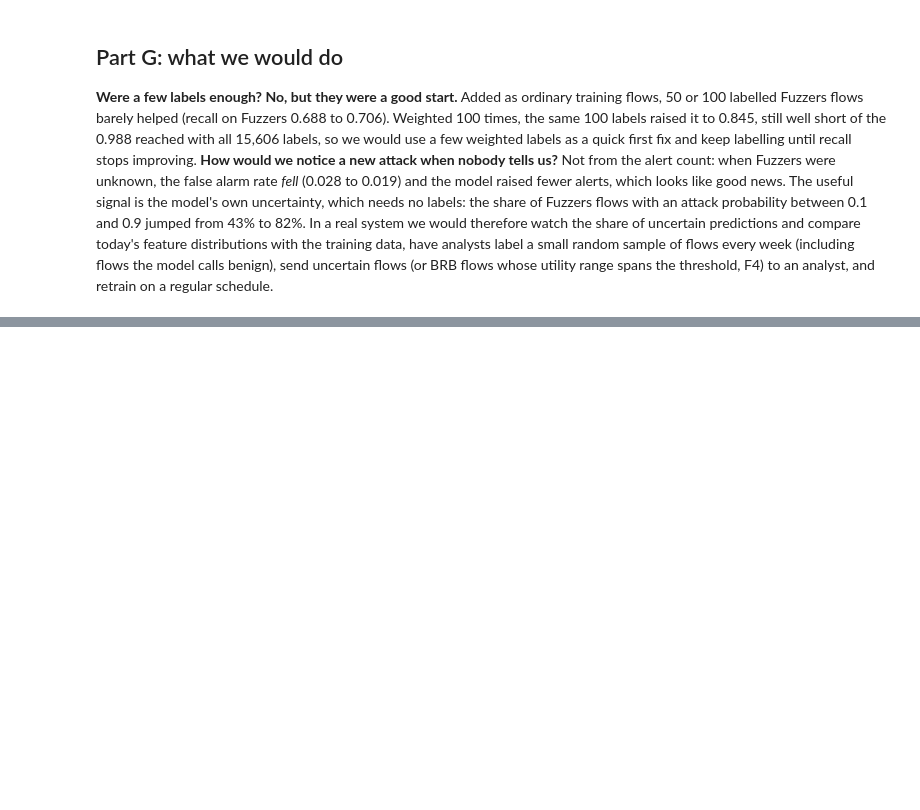
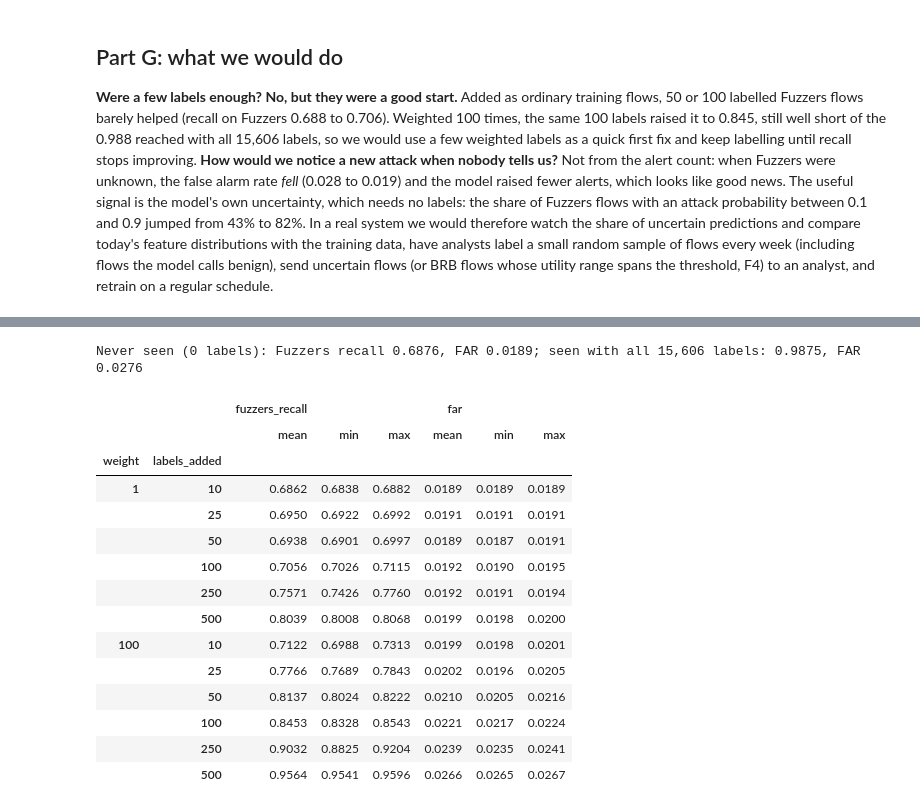
Before and after one commit to steve-nt/AI-for-Cybersecurity-Final-Mini-Project, a Jupyter notebook: mini_project_unsw_nb15.ipynb, the cells around one changed output, grey strips where cells are left out. Drawn from its saved outputs; the diff is of its cells as text; code cells hidden in the pictures; blank space fills up the shorter version.

Commit message:
Additional checks moved into the hand-in notebook; slow scoring cached, run 240 s

```diff
--- a/mini_project_unsw_nb15.ipynb
+++ b/mini_project_unsw_nb15.ipynb
@@ -3739,0 +4129,49 @@ and retrain on a regular schedule.
+# %%
+# STEP X4
+X4_SIZES = [10, 25, 50, 100, 250, 500]
+
+
+def x4_table():
+    runs = []
+    for weight in [1, 100]:
+        for n in X4_SIZES:
+            for seed in [0, 1, 2]:
+                labelled = X_new.sample(n, random_state=seed)           # the same draws as G3
+                X_adapt = pd.concat([X_seen, labelled])
+                y_adapt = pd.concat([y_seen, y_new.loc[labelled.index]])
+                w = None if weight == 1 else np.concatenate([np.ones(len(X_seen)), np.full(n, float(weight))])
+                # G3's cache names for 50 and 100, so those models are G3's own.
+                prefix = "G3" if n in (50, 100) else "X4"
+                name = f"{prefix}_n{n}_seed{seed}" if weight == 1 else f"{prefix}_w{weight}_n{n}_seed{seed}"
+                model = cached(f"{name}_{BOOST_TAG}", lambda: make_boost().fit(X_adapt, y_adapt, sample_weight=w))
+                runs.append({"weight": weight, "labels_added": n, "seed": seed, **hidden_report(model)})
+    return pd.DataFrame(runs)
+
+
+x4_runs = cached(f"X4_runs_{BOOST_TAG}", x4_table)
+x4_runs.to_csv(TABLES / "X4_learning_curve_runs.csv", index=False, float_format="%.4f")
+x4 = x4_runs.groupby(["weight", "labels_added"])[["fuzzers_recall", "overall_recall", "far", "macro_f1"]].agg(
+    ["mean", "min", "max"])
+x4.to_csv(TABLES / "X4_learning_curve.csv", float_format="%.4f")
+X4_SEEN = hidden_report(boost)
+X4_NEVER = hidden_report(boost_hidden)
+print(f"Never seen (0 labels): Fuzzers recall {X4_NEVER['fuzzers_recall']:.4f}, FAR {X4_NEVER['far']:.4f}; "
+      f"seen with all 15,606 labels: {X4_SEEN['fuzzers_recall']:.4f}, FAR {X4_SEEN['far']:.4f}")
+x4[["fuzzers_recall", "far"]].round(4)
+# %% [output]
+Never seen (0 labels): Fuzzers recall 0.6876, FAR 0.0189; seen with all 15,606 labels: 0.9875, FAR 0.0276
+|  |  | fuzzers_recall |  |  | far |  |  |
+|  |  | mean | min | max | mean | min | max |
+| weight | labels_added |  |  |  |  |  |  |
+| 1 | 10 | 0.6862 | 0.6838 | 0.6882 | 0.0189 | 0.0189 | 0.0189 |
+|  | 25 | 0.6950 | 0.6922 | 0.6992 | 0.0191 | 0.0191 | 0.0191 |
+|  | 50 | 0.6938 | 0.6901 | 0.6997 | 0.0189 | 0.0187 | 0.0191 |
+|  | 100 | 0.7056 | 0.7026 | 0.7115 | 0.0192 | 0.0190 | 0.0195 |
+|  | 250 | 0.7571 | 0.7426 | 0.7760 | 0.0192 | 0.0191 | 0.0194 |
+|  | 500 | 0.8039 | 0.8008 | 0.8068 | 0.0199 | 0.0198 | 0.0200 |
+| 100 | 10 | 0.7122 | 0.6988 | 0.7313 | 0.0199 | 0.0198 | 0.0201 |
+|  | 25 | 0.7766 | 0.7689 | 0.7843 | 0.0202 | 0.0196 | 0.0205 |
+|  | 50 | 0.8137 | 0.8024 | 0.8222 | 0.0210 | 0.0205 | 0.0216 |
+|  | 100 | 0.8453 | 0.8328 | 0.8543 | 0.0221 | 0.0217 | 0.0224 |
+|  | 250 | 0.9032 | 0.8825 | 0.9204 | 0.0239 | 0.0235 | 0.0241 |
+|  | 500 | 0.9564 | 0.9541 | 0.9596 | 0.0266 | 0.0265 | 0.0267 |
```
Also changed, not shown: parts of 36 cells of this notebook, 31 other files.
